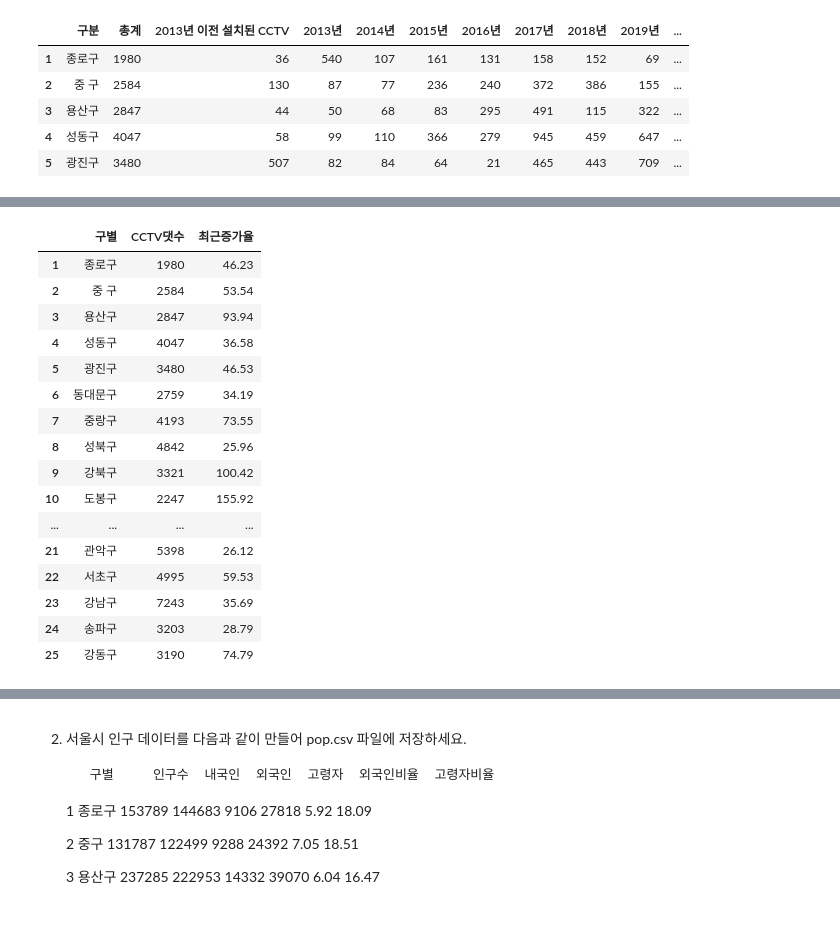
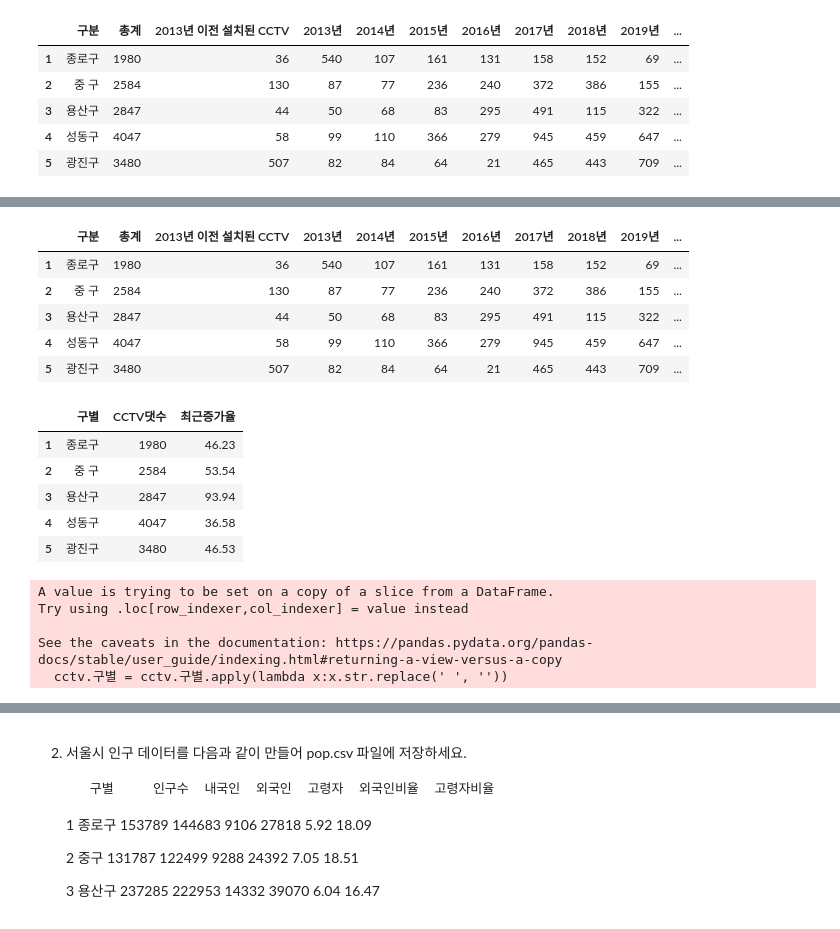
Before and after one commit to ssmpet/DataAnalysis_Lecture-2023.04, a Jupyter notebook: 99.과제/01.DataFrame.ipynb, the cells around one changed output, grey strips where cells are left out. Cells and saved outputs as stored; diff of their text form; code cells hidden in the pictures.

Commit message:
DataAnalysis

```diff
--- a/99.과제/01.DataFrame.ipynb
+++ b/99.과제/01.DataFrame.ipynb
@@ -41,6 +47,17 @@ seoul_cctv.head()
+# %%
+seoul_cctv['최근증가율2'] = (seoul_cctv.iloc[:, 10:].sum(axis=1) / seoul_cctv.iloc[:, 2:10].sum(axis=1) * 100).round(2)
 # %%
 seoul_cctv['최근증가율'] = seoul_cctv.apply(lambda x: round(x['2020년':'2022년'].sum() \
                                                   / x['2013년 이전 설치된 CCTV':'2019년'].sum() \
                                                   * 100, 2), axis=1)
+# %%
+seoul_cctv.head()
+# %% [output]
+|  | 구분 | 총계 | 2013년 이전 설치된 CCTV | 2013년 | 2014년 | 2015년 | 2016년 | 2017년 | 2018년 | 2019년 | ... |
+| 1 | 종로구 | 1980 | 36 | 540 | 107 | 161 | 131 | 158 | 152 | 69 | ... |
+| 2 | 중 구 | 2584 | 130 | 87 | 77 | 236 | 240 | 372 | 386 | 155 | ... |
+| 3 | 용산구 | 2847 | 44 | 50 | 68 | 83 | 295 | 491 | 115 | 322 | ... |
+| 4 | 성동구 | 4047 | 58 | 99 | 110 | 366 | 279 | 945 | 459 | 647 | ... |
+| 5 | 광진구 | 3480 | 507 | 82 | 84 | 64 | 21 | 465 | 443 | 709 | ... |
 # %%
 cctv = seoul_cctv[['구분', '총계', '최근증가율']]
@@ -47,24 +67,24 @@ cctv = seoul_cctv[['구분', '총계', '최근증가율']]
 # %%
 cctv.columns = [['구별', 'CCTV댓수', '최근증가율']]
-cctv
+cctv.head()
 # %% [output]
 |  | 구별 | CCTV댓수 | 최근증가율 |
 | 1 | 종로구 | 1980 | 46.23 |
 | 2 | 중 구 | 2584 | 53.54 |
 | 3 | 용산구 | 2847 | 93.94 |
 | 4 | 성동구 | 4047 | 36.58 |
 | 5 | 광진구 | 3480 | 46.53 |
-| 6 | 동대문구 | 2759 | 34.19 |
-| 7 | 중랑구 | 4193 | 73.55 |
-| 8 | 성북구 | 4842 | 25.96 |
-| 9 | 강북구 | 3321 | 100.42 |
-| 10 | 도봉구 | 2247 | 155.92 |
-| ... | ... | ... | ... |
-| 21 | 관악구 | 5398 | 26.12 |
-| 22 | 서초구 | 4995 | 59.53 |
-| 23 | 강남구 | 7243 | 35.69 |
-| 24 | 송파구 | 3203 | 28.79 |
-| 25 | 강동구 | 3190 | 74.79 |
+# %%
+# 5) 구 이름에서 공백 지우기
+# cctv.구별 = cctv.구별.str.replace(' ', '')
+# cctv['구별'] = cctv['구별'].str.replace(' ', '')
+cctv.구별 = cctv.구별.apply(lambda x:x.str.replace(' ', ''))
+# %% [output]
+A value is trying to be set on a copy of a slice from a DataFrame.
+Try using .loc[row_indexer,col_indexer] = value instead
+
+See the caveats in the documentation: https://pandas.pydata.org/pandas-docs/stable/user_guide/indexing.html#returning-a-view-versus-a-copy
+  cctv.구별 = cctv.구별.apply(lambda x:x.str.replace(' ', ''))
 # %%
 cctv.to_csv('data/cctv.csv', index=False)
 # %%
```
Also changed, not shown: parts of 9 cells of this notebook, 9 other files.
